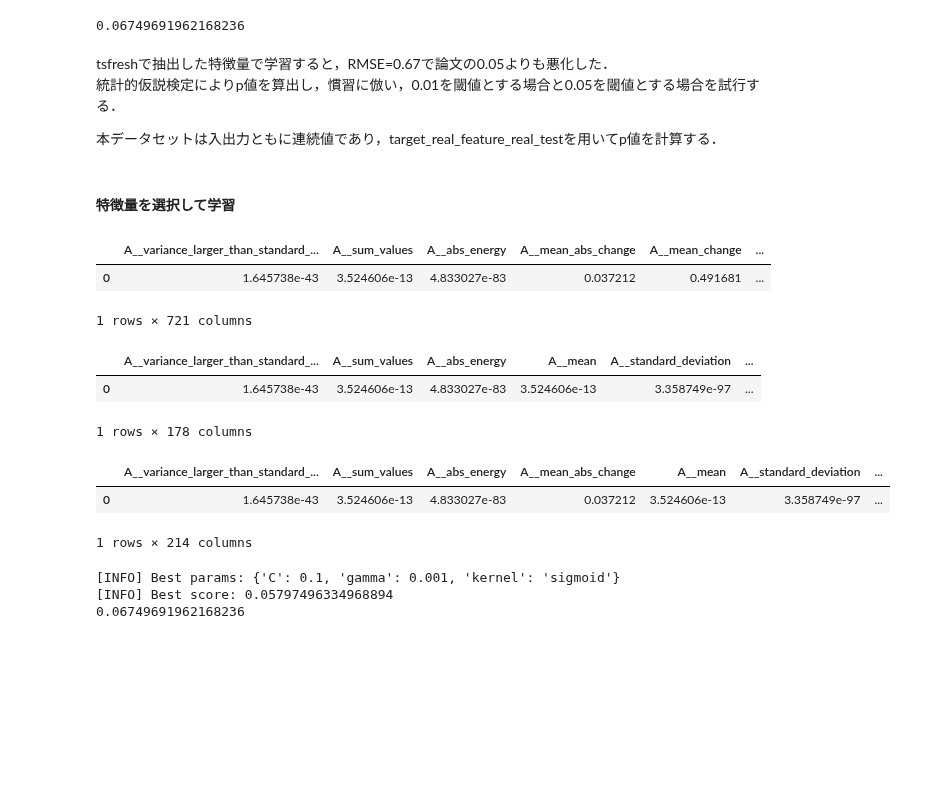
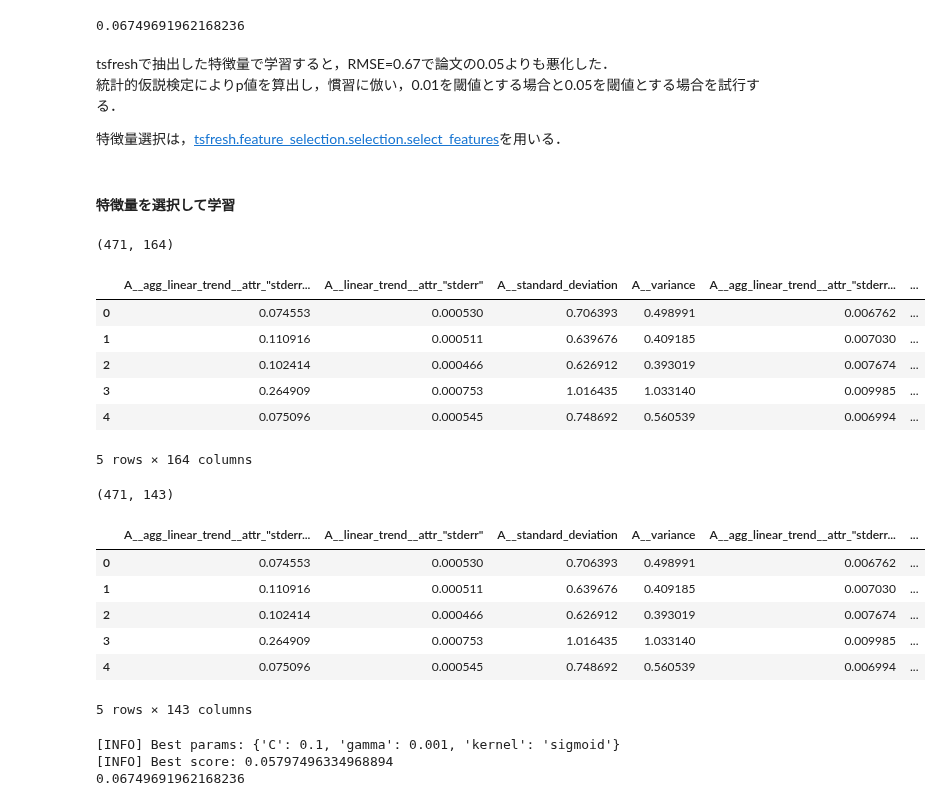
Before and after one commit to ryoma-jp/samples, a Jupyter notebook: python/feature_engineering/00_Overview.ipynb, the cells around one changed output. Drawn from its saved outputs; the diff is of its cells as text; code cells hidden in the pictures; blank space fills up the shorter version.

Commit message:
update: feature_engineering   * feature select with select_feature function

```diff
--- a/python/feature_engineering/00_Overview.ipynb
+++ b/python/feature_engineering/00_Overview.ipynb
@@ -229,34 +214,33 @@ print(rmse(y_test, prediction))
 tsfreshで抽出した特徴量で学習すると，RMSE=0.67で論文の0.05よりも悪化した．
 統計的仮説検定によりp値を算出し，慣習に倣い，0.01を閾値とする場合と0.05を閾値とする場合を試行する．
 
-本データセットは入出力ともに連続値であり，target_real_feature_real_testを用いてp値を計算する．
+特徴量選択は，[tsfresh.feature_selection.selection.select_features](https://tsfresh.readthedocs.io/en/latest/api/tsfresh.feature_selection.html#module-tsfresh.feature_selection.selection)を用いる．
 # %% [markdown]
 #### 特徴量を選択して学習
-# %%
-p_values = []
-for column in df_x_train_melt_ef.columns:
-    p_value = target_real_feature_real_test(df_x_train_melt_ef[column], pd.Series(y_train))
-    p_values.append(p_value)
-
-p_values = pd.DataFrame(np.array(p_values).reshape(1, -1), columns=df_x_train_melt_ef.columns)
-p_values.dropna(axis=1, inplace=True)
-p_values.head()
-# %% [output]
-|  | A__variance_larger_than_standard_... | A__sum_values | A__abs_energy | A__mean_abs_change | A__mean_change | ... |
-| 0 | 1.645738e-43 | 3.524606e-13 | 4.833027e-83 | 0.037212 | 0.491681 | ... |
-1 rows × 721 columns
-# %%
-p_values_under001 = p_values[p_values<=0.01].dropna(axis=1)
-p_values_under001.head()
-# %% [output]
-|  | A__variance_larger_than_standard_... | A__sum_values | A__abs_energy | A__mean | A__standard_deviation | ... |
-| 0 | 1.645738e-43 | 3.524606e-13 | 4.833027e-83 | 3.524606e-13 | 3.358749e-97 | ... |
-1 rows × 178 columns
-# %%
-p_values_under005 = p_values[p_values<=0.05].dropna(axis=1)
-p_values_under005.head()
-# %% [output]
-|  | A__variance_larger_than_standard_... | A__sum_values | A__abs_energy | A__mean_abs_change | A__mean | A__standard_deviation | ... |
-| 0 | 1.645738e-43 | 3.524606e-13 | 4.833027e-83 | 0.037212 | 3.524606e-13 | 3.358749e-97 | ... |
-1 rows × 214 columns
+# %%
+df_x_train_melt_ef_under005 = select_features(df_x_train_melt_ef, y_train, fdr_level=0.05, ml_task='regression')
+print(df_x_train_melt_ef_under005.shape)
+df_x_train_melt_ef_under005.head()
+# %% [output]
+(471, 164)
+|  | A__agg_linear_trend__attr_"stderr... | A__linear_trend__attr_"stderr" | A__standard_deviation | A__variance | A__agg_linear_trend__attr_"stderr... | ... |
+| 0 | 0.074553 | 0.000530 | 0.706393 | 0.498991 | 0.006762 | ... |
+| 1 | 0.110916 | 0.000511 | 0.639676 | 0.409185 | 0.007030 | ... |
+| 2 | 0.102414 | 0.000466 | 0.626912 | 0.393019 | 0.007674 | ... |
+| 3 | 0.264909 | 0.000753 | 1.016435 | 1.033140 | 0.009985 | ... |
+| 4 | 0.075096 | 0.000545 | 0.748692 | 0.560539 | 0.006994 | ... |
+5 rows × 164 columns
+# %%
+df_x_train_melt_ef_under001 = select_features(df_x_train_melt_ef, y_train, fdr_level=0.01, ml_task='regression')
+print(df_x_train_melt_ef_under001.shape)
+df_x_train_melt_ef_under001.head()
+# %% [output]
+(471, 143)
+|  | A__agg_linear_trend__attr_"stderr... | A__linear_trend__attr_"stderr" | A__standard_deviation | A__variance | A__agg_linear_trend__attr_"stderr... | ... |
+| 0 | 0.074553 | 0.000530 | 0.706393 | 0.498991 | 0.006762 | ... |
+| 1 | 0.110916 | 0.000511 | 0.639676 | 0.409185 | 0.007030 | ... |
+| 2 | 0.102414 | 0.000466 | 0.626912 | 0.393019 | 0.007674 | ... |
+| 3 | 0.264909 | 0.000753 | 1.016435 | 1.033140 | 0.009985 | ... |
+| 4 | 0.075096 | 0.000545 | 0.748692 | 0.560539 | 0.006994 | ... |
+5 rows × 143 columns
 # %%
```
Also changed, not shown: parts of 4 cells of this notebook.
